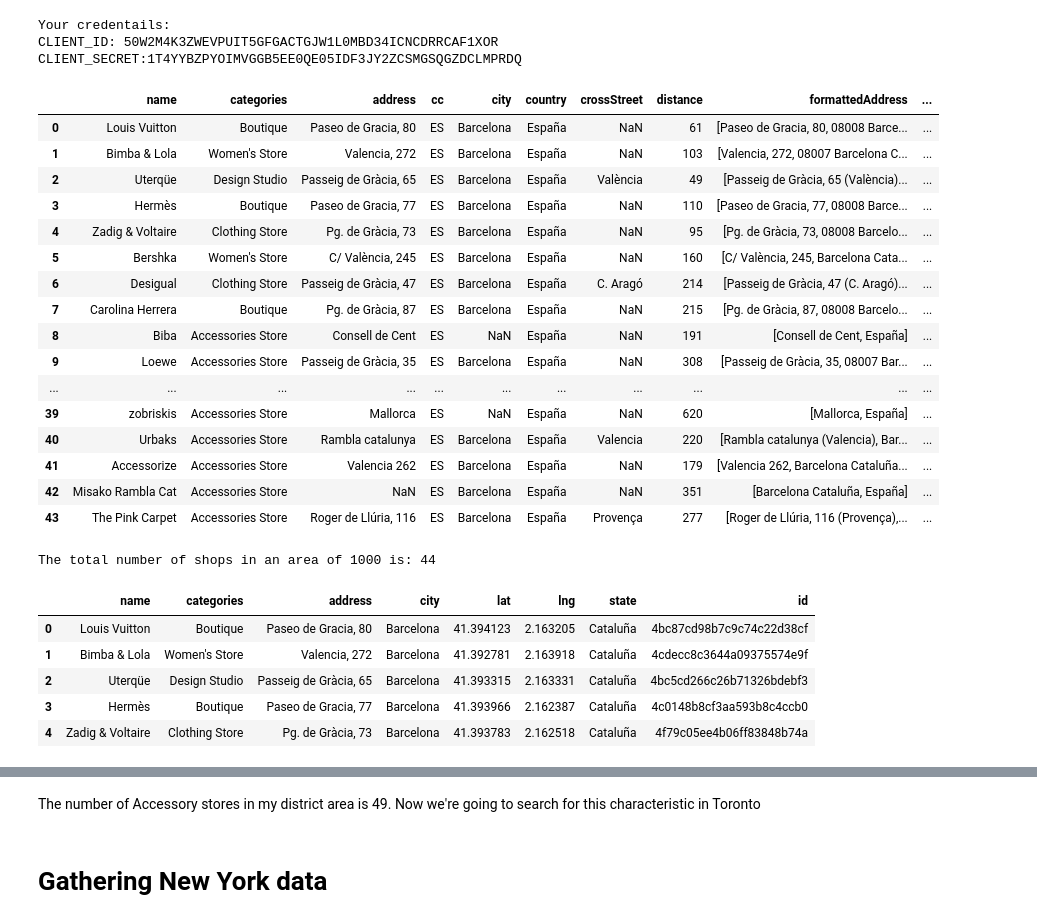
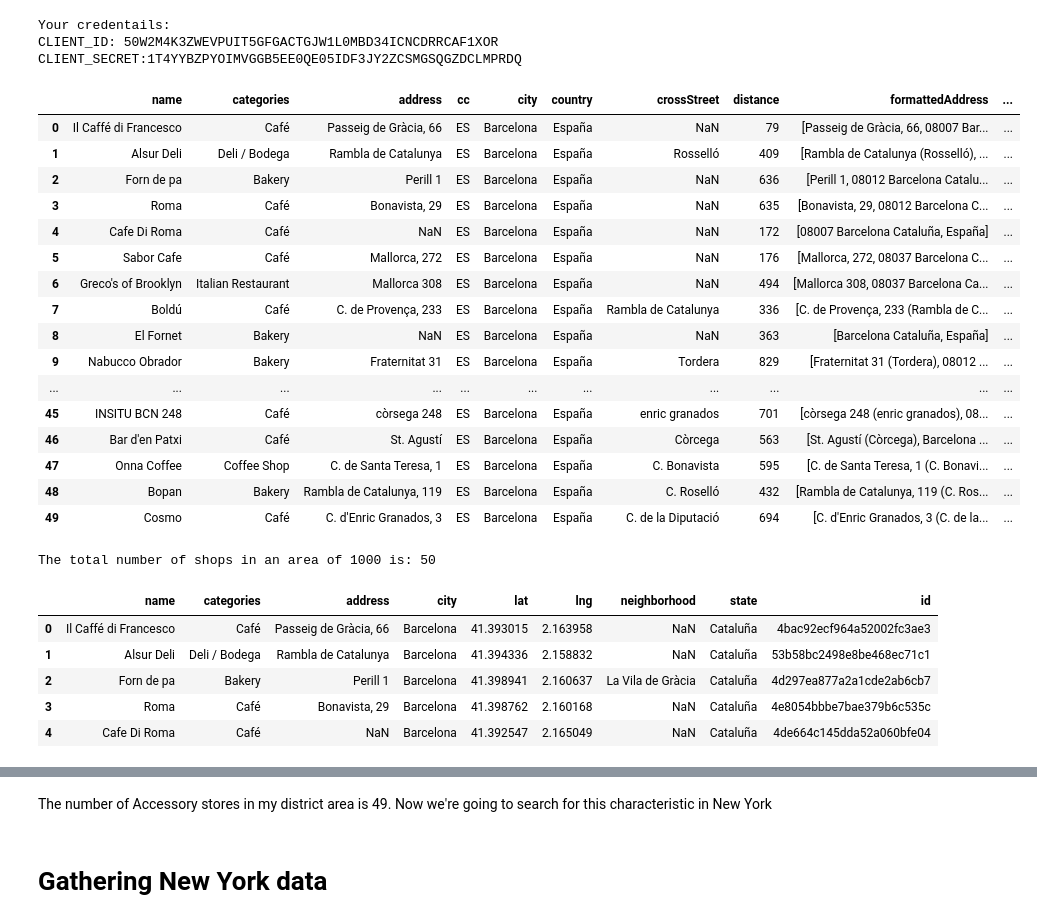
Before and after one commit to GUC83/github-coursera, a Jupyter notebook: the Battle of Neighborhoods.ipynb, the cells around one changed output, grey strips where cells are left out. Drawn from its saved outputs; the diff is of its cells as text; code cells hidden in the pictures.

Commit message:
Published from Watson Studio.

```diff
--- a/the Battle of Neighborhoods.ipynb
+++ b/the Battle of Neighborhoods.ipynb
@@ -182,7 +182,7 @@ CLIENT_SECRET:1T4YYBZPYOIMVGGB5EE0QE05IDF3JY2ZCSMGSQGZDCLMPRDQ
 # We choose to search by category with a 600m radius.
 radius = 600
 LIMIT = 100
-category_id = '4bf58dd8d48988d102951735' #ID for Accessory stores
+category_id = '4bf58dd8d48988d16d941735' #ID for BAR & CAFE
 
 # Define the corresponding URL
 url = 'https://api.foursquare.com/v2/venues/search?client_id={}&client_secret={}&ll={},{}&v={}&categoryId={}&radius={}&limit={}'.format(CLIENT_ID, CLIENT_SECRET, latitude, longitude, VERSION, category_id, radius, LIMIT)
@@ -196,64 +196,64 @@ venues = results['response']['venues']
 
 # tranform venues into a dataframe
 dataframe = json_normalize(venues)
 dataframe.head()
 
 # keep only columns that include venue name, and anything that is associated with location
 filtered_columns = ['name', 'categories'] + [col for col in dataframe.columns if col.startswith('location.')] + ['id']
 dataframe_filtered = dataframe.loc[:, filtered_columns]
 
 # function that extracts the category of the venue
 def get_category_type(row):
     try:
         categories_list = row['categories']
     except:
         categories_list = row['venue.categories']
 
     if len(categories_list) == 0:
         return None
     else:
         return categories_list[0]['name']
 
 # filter the category for each row
 dataframe_filtered['categories'] = dataframe_filtered.apply(get_category_type, axis=1)
 
 # clean column names by keeping only last term
 dataframe_filtered.columns = [column.split('.')[-1] for column in dataframe_filtered.columns]
 
 dataframe_filtered
 # %% [output]
 |  | name | categories | address | cc | city | country | crossStreet | distance | formattedAddress | ... |
-| 0 | Louis Vuitton | Boutique | Paseo de Gracia, 80 | ES | Barcelona | España | NaN | 61 | [Paseo de Gracia, 80, 08008 Barce... | ... |
-| 1 | Bimba & Lola | Women's Store | Valencia, 272 | ES | Barcelona | España | NaN | 103 | [Valencia, 272, 08007 Barcelona C... | ... |
-| 2 | Uterqüe | Design Studio | Passeig de Gràcia, 65 | ES | Barcelona | España | València | 49 | [Passeig de Gràcia, 65 (València)... | ... |
-| 3 | Hermès | Boutique | Paseo de Gracia, 77 | ES | Barcelona | España | NaN | 110 | [Paseo de Gracia, 77, 08008 Barce... | ... |
-| 4 | Zadig & Voltaire | Clothing Store | Pg. de Gràcia, 73 | ES | Barcelona | España | NaN | 95 | [Pg. de Gràcia, 73, 08008 Barcelo... | ... |
-| 5 | Bershka | Women's Store | C/ València, 245 | ES | Barcelona | España | NaN | 160 | [C/ València, 245, Barcelona Cata... | ... |
-| 6 | Desigual | Clothing Store | Passeig de Gràcia, 47 | ES | Barcelona | España | C. Aragó | 214 | [Passeig de Gràcia, 47 (C. Aragó)... | ... |
-| 7 | Carolina Herrera | Boutique | Pg. de Gràcia, 87 | ES | Barcelona | España | NaN | 215 | [Pg. de Gràcia, 87, 08008 Barcelo... | ... |
-| 8 | Biba | Accessories Store | Consell de Cent | ES | NaN | España | NaN | 191 | [Consell de Cent, España] | ... |
-| 9 | Loewe | Accessories Store | Passeig de Gràcia, 35 | ES | Barcelona | España | NaN | 308 | [Passeig de Gràcia, 35, 08007 Bar... | ... |
+| 0 | Il Caffé di Francesco | Café | Passeig de Gràcia, 66 | ES | Barcelona | España | NaN | 79 | [Passeig de Gràcia, 66, 08007 Bar... | ... |
+| 1 | Alsur Deli | Deli / Bodega | Rambla de Catalunya | ES | Barcelona | España | Rosselló | 409 | [Rambla de Catalunya (Rosselló), ... | ... |
+| 2 | Forn de pa | Bakery | Perill 1 | ES | Barcelona | España | NaN | 636 | [Perill 1, 08012 Barcelona Catalu... | ... |
+| 3 | Roma | Café | Bonavista, 29 | ES | Barcelona | España | NaN | 635 | [Bonavista, 29, 08012 Barcelona C... | ... |
+| 4 | Cafe Di Roma | Café | NaN | ES | Barcelona | España | NaN | 172 | [08007 Barcelona Cataluña, España] | ... |
+| 5 | Sabor Cafe | Café | Mallorca, 272 | ES | Barcelona | España | NaN | 176 | [Mallorca, 272, 08037 Barcelona C... | ... |
+| 6 | Greco's of Brooklyn | Italian Restaurant | Mallorca 308 | ES | Barcelona | España | NaN | 494 | [Mallorca 308, 08037 Barcelona Ca... | ... |
+| 7 | Boldú | Café | C. de Provença, 233 | ES | Barcelona | España | Rambla de Catalunya | 336 | [C. de Provença, 233 (Rambla de C... | ... |
+| 8 | El Fornet | Bakery | NaN | ES | Barcelona | España | NaN | 363 | [Barcelona Cataluña, España] | ... |
+| 9 | Nabucco Obrador | Bakery | Fraternitat 31 | ES | Barcelona | España | Tordera | 829 | [Fraternitat 31 (Tordera), 08012 ... | ... |
 | ... | ... | ... | ... | ... | ... | ... | ... | ... | ... | ... |
-| 39 | zobriskis | Accessories Store | Mallorca | ES | NaN | España | NaN | 620 | [Mallorca, España] | ... |
-| 40 | Urbaks | Accessories Store | Rambla catalunya | ES | Barcelona | España | Valencia | 220 | [Rambla catalunya (Valencia), Bar... | ... |
-| 41 | Accessorize | Accessories Store | Valencia 262 | ES | Barcelona | España | NaN | 179 | [Valencia 262, Barcelona Cataluña... | ... |
-| 42 | Misako Rambla Cat | Accessories Store | NaN | ES | Barcelona | España | NaN | 351 | [Barcelona Cataluña, España] | ... |
-| 43 | The Pink Carpet | Accessories Store | Roger de Llúria, 116 | ES | Barcelona | España | Provença | 277 | [Roger de Llúria, 116 (Provença),... | ... |
+| 45 | INSITU BCN 248 | Café | còrsega 248 | ES | Barcelona | España | enric granados | 701 | [còrsega 248 (enric granados), 08... | ... |
+| 46 | Bar d'en Patxi | Café | St. Agustí | ES | Barcelona | España | Còrcega | 563 | [St. Agustí (Còrcega), Barcelona ... | ... |
+| 47 | Onna Coffee | Coffee Shop | C. de Santa Teresa, 1 | ES | Barcelona | España | C. Bonavista | 595 | [C. de Santa Teresa, 1 (C. Bonavi... | ... |
+| 48 | Bopan | Bakery | Rambla de Catalunya, 119 | ES | Barcelona | España | C. Roselló | 432 | [Rambla de Catalunya, 119 (C. Ros... | ... |
+| 49 | Cosmo | Café | C. d'Enric Granados, 3 | ES | Barcelona | España | C. de la Diputació | 694 | [C. d'Enric Granados, 3 (C. de la... | ... |
 # %%
 print('The total number of shops in an area of 1000 is: ' +str(dataframe_filtered.shape[0]))
 # %% [output]
-The total number of shops in an area of 1000 is: 44
+The total number of shops in an area of 1000 is: 50
 # %%
 new_df = dataframe_filtered.drop(['labeledLatLngs','cc','formattedAddress','distance', 'postalCode','crossStreet',
                                   'country'], axis=1)
 new_df.head()
 # %% [output]
-|  | name | categories | address | city | lat | lng | state | id |
-| 0 | Louis Vuitton | Boutique | Paseo de Gracia, 80 | Barcelona | 41.394123 | 2.163205 | Cataluña | 4bc87cd98b7c9c74c22d38cf |
-| 1 | Bimba & Lola | Women's Store | Valencia, 272 | Barcelona | 41.392781 | 2.163918 | Cataluña | 4cdecc8c3644a09375574e9f |
-| 2 | Uterqüe | Design Studio | Passeig de Gràcia, 65 | Barcelona | 41.393315 | 2.163331 | Cataluña | 4bc5cd266c26b71326bdebf3 |
-| 3 | Hermès | Boutique | Paseo de Gracia, 77 | Barcelona | 41.393966 | 2.162387 | Cataluña | 4c0148b8cf3aa593b8c4ccb0 |
-| 4 | Zadig & Voltaire | Clothing Store | Pg. de Gràcia, 73 | Barcelona | 41.393783 | 2.162518 | Cataluña | 4f79c05ee4b06ff83848b74a |
+|  | name | categories | address | city | lat | lng | neighborhood | state | id |
+| 0 | Il Caffé di Francesco | Café | Passeig de Gràcia, 66 | Barcelona | 41.393015 | 2.163958 | NaN | Cataluña | 4bac92ecf964a52002fc3ae3 |
+| 1 | Alsur Deli | Deli / Bodega | Rambla de Catalunya | Barcelona | 41.394336 | 2.158832 | NaN | Cataluña | 53b58bc2498e8be468ec71c1 |
+| 2 | Forn de pa | Bakery | Perill 1 | Barcelona | 41.398941 | 2.160637 | La Vila de Gràcia | Cataluña | 4d297ea877a2a1cde2ab6cb7 |
+| 3 | Roma | Café | Bonavista, 29 | Barcelona | 41.398762 | 2.160168 | NaN | Cataluña | 4e8054bbbe7bae379b6c535c |
+| 4 | Cafe Di Roma | Café | NaN | Barcelona | 41.392547 | 2.165049 | NaN | Cataluña | 4de664c145dda52a060bfe04 |
 # %%
 new_df.name
 venues_map = folium.Map(location=[latitude, longitude], zoom_start=15) # generate map centred of Eixample
@@ -287,7 +287,7 @@ venues_map
 [interactive output not drawn]
 # %% [markdown]
 
-The number of Accessory stores in my district area is 49. Now we're going to search for this characteristic in Toronto
+The number of Accessory stores in my district area is 49. Now we're going to search for this characteristic in New York
 # %% [markdown]
 # Gathering New York data
 # %%
```
Also changed, not shown: parts of 32 cells of this notebook.
